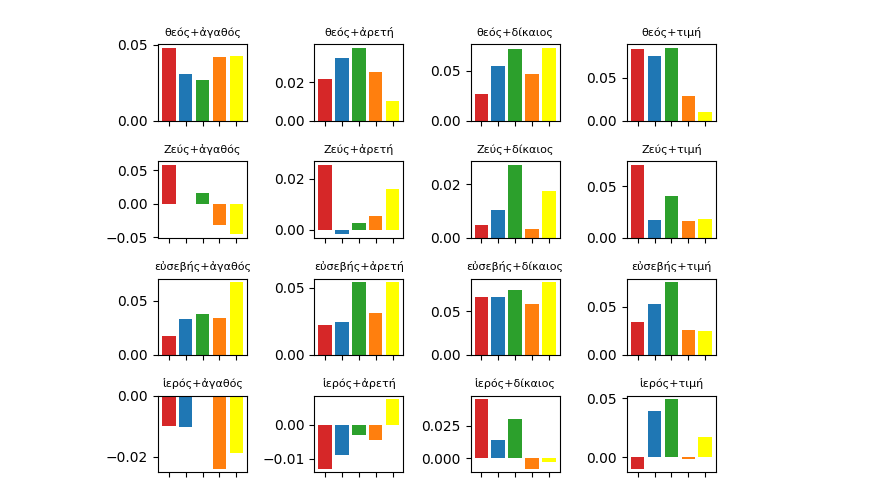
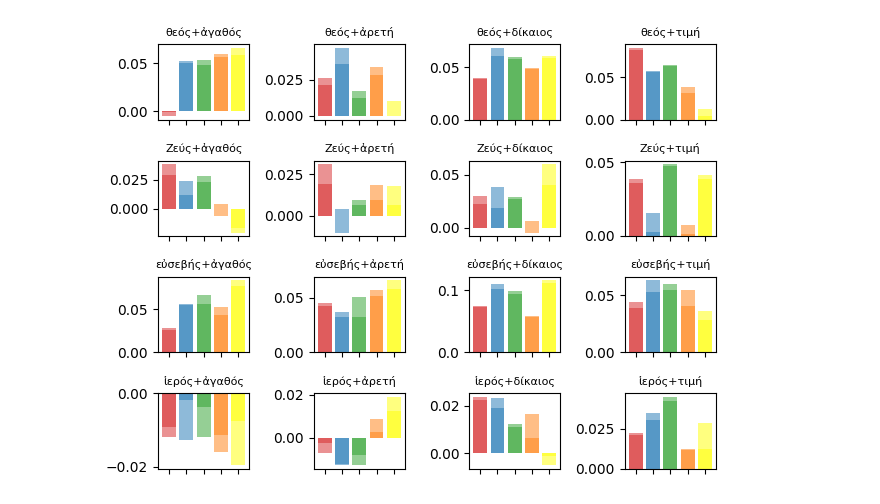
Before and after one commit to kasev/theos, a Jupyter notebook: scripts/4_embedding-analyses.ipynb, the cells around one changed output. Drawn from its saved outputs; the diff is of its cells as text; code cells hidden in the pictures.

Commit message:
further explorations - comparison with models based on full subcorpora (i.e. notsampled)

```diff
--- a/scripts/4_embedding-analyses.ipynb
+++ b/scripts/4_embedding-analyses.ipynb
@@ -10,0 +15,6 @@ morality_final = ["ἀγαθός", "ἀρετή", "δίκαιος", "τιμή"]
+# %%
+for key in religion_final + morality_final:
+    try:
+        print(lsj[key])
+    except:
+        print(key + " not found")
@@ -38,0 +58,11 @@ array([ 8.00323188e-01, -3.95594478e-01, -1.11931741e+00, -1.38340914e+00,
+# %%
+n = 20
+dfs = {}
+for sub in subcorpora:
+    sub_data = {}
+    for key in religion_final + morality_final:
+        neighbors_tups = vectors_seed2_dict[sub].most_similar(key, topn=n)
+        tups_formatted = [tup[0] + " ({})".format(str(np.round(tup[1], 2))) for tup in neighbors_tups]
+        sub_data[sub + " " + key] =  tups_formatted
+    sub_data_df = pd.DataFrame(sub_data)
+    dfs[sub] = sub_data_df
@@ -64,5 +217,0 @@ pd.DataFrame(sim_score_list, index=subcorpora)
-# %%
-for sub in subcorpora:
-    for worda in religion_final:
-        for wordb in morality_final:
-            print(worda, vectors_seed1_dict[sub].similarity(worda, wordb))
@@ -87,6 +217,0 @@ for sub in subcorpora:
-# %%
-pd.DataFrame(sim_score_list)
-for sub in subcorpora:
-    for worda in religion_final:
-        for wordb in morality_final:
-            print(worda, vectors_seed1_dict[sub].relative_cosine_similarity(worda, wordb))
@@ -136,22 +243,26 @@ jewish ἱερός τιμή 0.21538970287356712
 # %%
 fig, axs = plt.subplots(4,4, tight_layout=True)
 bar_labels = subcorpora
 bar_colors = ['tab:red', 'tab:blue', 'tab:green', 'tab:orange', 'yellow']
 
 for worda in enumerate(religion_final):
     for wordb in enumerate(morality_final):
-        sub_pair_data = []
+        sub_pair_data_seed1 = []
+        sub_pair_data_seed2 = []
         for sub in subcorpora:
             #topn_mean = np.mean([tup[1] for tup in vectors_seed1_dict[sub].most_similar(worda, topn=10)])
             #pair_sim_score = vectors_seed1_dict[sub].similarity(worda[1], wordb[1])
             #score = pair_sim_score / topn_mean
             score = vectors_seed1_dict[sub].relative_cosine_similarity(worda[1], wordb[1])
-            sub_pair_data.append(score)
-        axs[worda[0], wordb[0]].bar(subcorpora, sub_pair_data, label=bar_labels, color=bar_colors)
+            sub_pair_data_seed1.append(score)
+            score = vectors_seed2_dict[sub].relative_cosine_similarity(worda[1], wordb[1])
+            sub_pair_data_seed2.append(score)
+        axs[worda[0], wordb[0]].bar(subcorpora, sub_pair_data_seed1, alpha=0.5, label=bar_labels, color=bar_colors)
+        axs[worda[0], wordb[0]].bar(subcorpora, sub_pair_data_seed2, alpha=0.5, label=bar_labels, color=bar_colors)
         axs[worda[0], wordb[0]].set_title(worda[1] + "+" + wordb[1], fontsize=8)
         axs[worda[0], wordb[0]].set_xticklabels([])
 # %% [output]
-[figure, old version]
+[figure, new version]
 # %%
 fig, axs = plt.subplots(4,4, tight_layout=True)
 bar_labels = subcorpora
```
Also changed, not shown: parts of 27 cells of this notebook, 3 other files.
